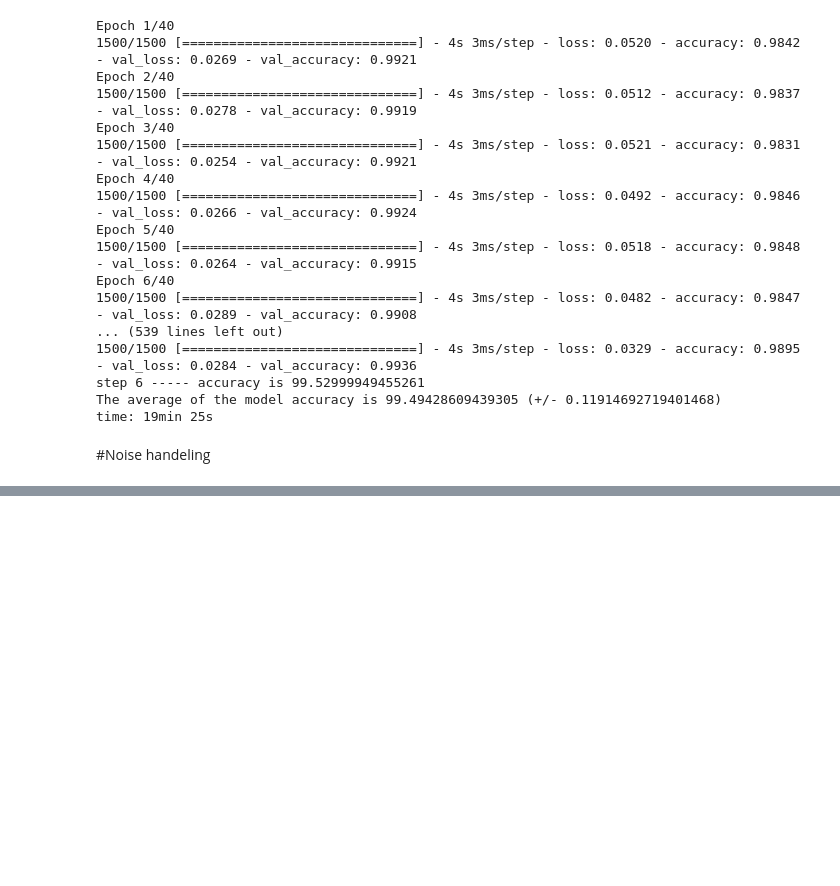
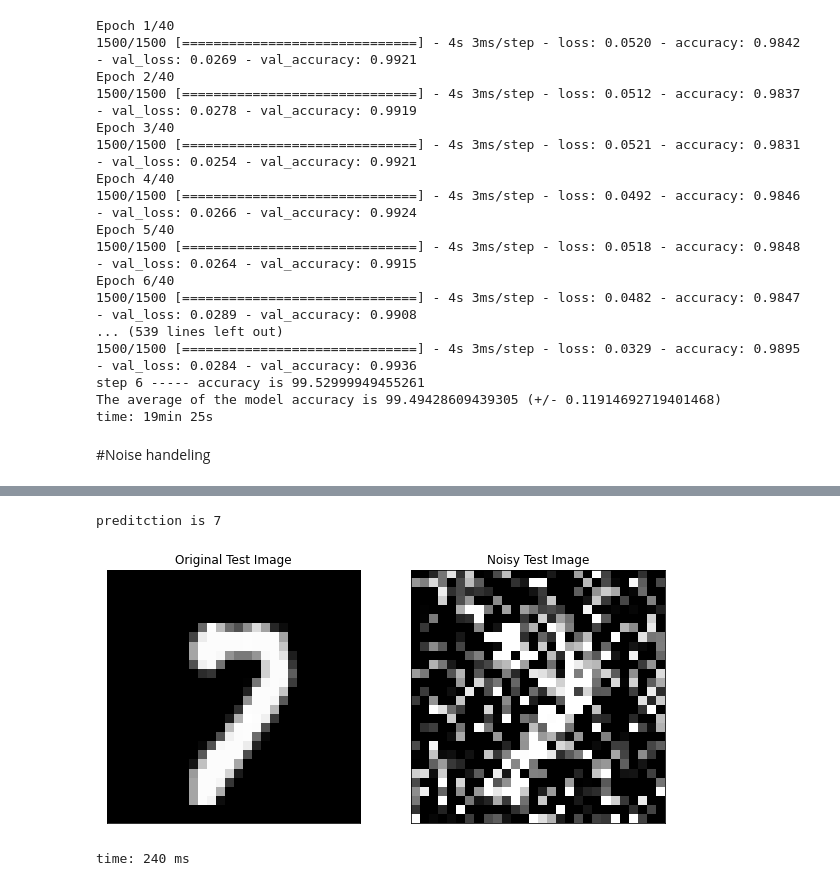
Before and after one commit to mahsaghn/MLP, a Jupyter notebook: mnist_cnn.ipynb, the cells around one changed output, grey strips where cells are left out. Saved outputs shown, nothing was run; the diff lists cells and outputs as text; code cells hidden in the pictures; blank space fills up the shorter version.

```diff
--- a/mnist_cnn.ipynb
+++ b/mnist_cnn.ipynb
@@ -258,0 +267,17 @@ time: 132 ms
+# %%
+model = tf.keras.models.Sequential([
+  tf.keras.layers.Conv2D(64, (3,3), activation='relu', input_shape=training_images.shape[1:]),
+  tf.keras.layers.MaxPooling2D(3,3),
+  tf.keras.layers.Conv2D(32, (3,3), activation='relu', input_shape=training_images.shape[1:]),
+  tf.keras.layers.MaxPooling2D(2,2),
+  tf.keras.layers.Flatten(),
+  tf.keras.layers.Dropout(0.3),
+  tf.keras.layers.Dense(256, activation='relu'),
+  tf.keras.layers.Dropout(0.4),
+  tf.keras.layers.Dense(64, activation='relu'),
+  tf.keras.layers.Dropout(0.3),
+  tf.keras.layers.Dense(32, activation='relu'),
+  tf.keras.layers.Dense(10, activation='softmax')
+])
+
+model.compile(optimizer='adam', loss='sparse_categorical_crossentropy', metrics=['accuracy'])
@@ -258,0 +326,6 @@ time: 132 ms
+# %%
+checktestsample(model,7334)
+# %% [output]
+preditction is 7
+[figure, added]
+time: 240 ms
```
Also changed, not shown: parts of 16 cells of this notebook.
